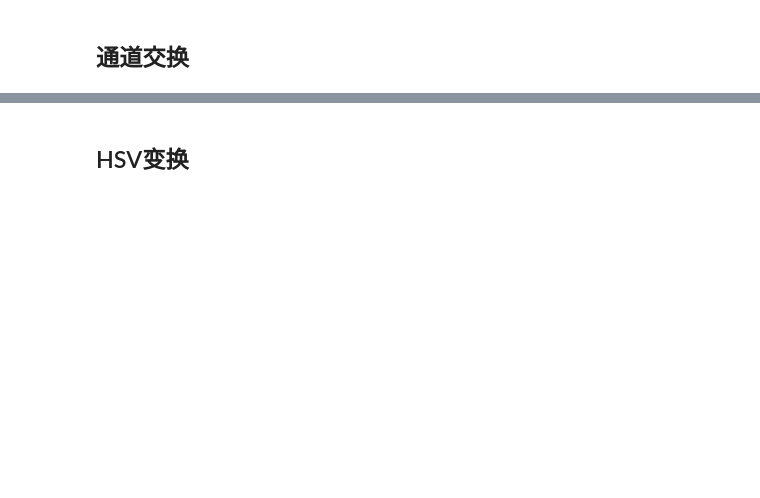
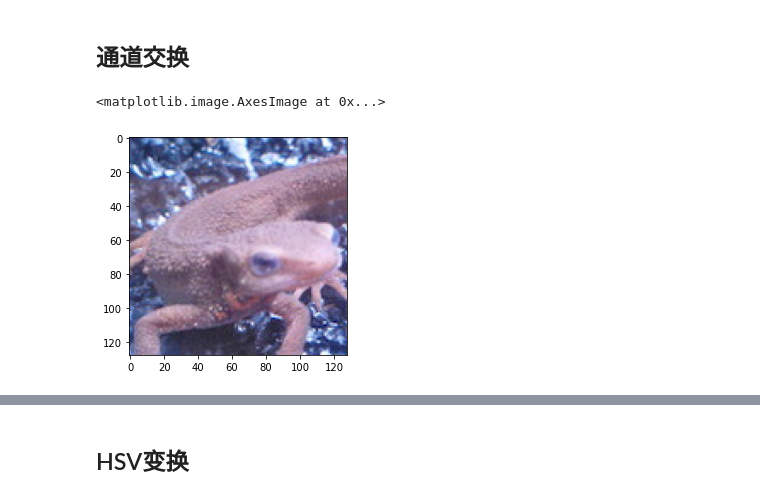
Before and after one commit to lusi1990/notes-python, a Jupyter notebook: 13-image-processing/13.04-cvtcolor.ipynb, the cells around one changed output, grey strips where cells are left out. Drawn from its saved outputs; the diff is of its cells as text; code cells hidden in the pictures; blank space fills up the shorter version.

```diff
--- a/13-image-processing/13.04-cvtcolor.ipynb
+++ b/13-image-processing/13.04-cvtcolor.ipynb
@@ -10,4 +24,33 @@
 # %% [markdown]
 ## 通道交换
 # %%
-## todo 演示 pillow rgb to bgr ,然后cv2.show()
+def BGR2RGB(img):
+    """
+    将 BGR 转为 RGB
+    """
+    b = img[:, :, 0].copy()
+    g = img[:, :, 1].copy()
+    r = img[:, :, 2].copy()
+    out = img.copy()
+    # RGB > BGR
+    out[:, :, 0] = r
+    out[:, :, 1] = g
+    out[:, :, 2] = b
+
+    return out
+# %%
+# Read image
+img = cv2.imread("./img/imori.jpg")
+
+# BGR -> RGB
+img_rgb = BGR2RGB(img)
+
+# imshow 需要的是 RGB
+plot.imshow(im_pillow)
+
+# cv2.imshow("BGR2RGB", img_rgb)
+# cv2.waitKey(0)
+# cv2.destroyAllWindows()
+# %% [output]
+<matplotlib.image.AxesImage at 0x...>
+[figure, added]
```
Also changed, not shown: parts of 38 cells of this notebook, 9 other files.
